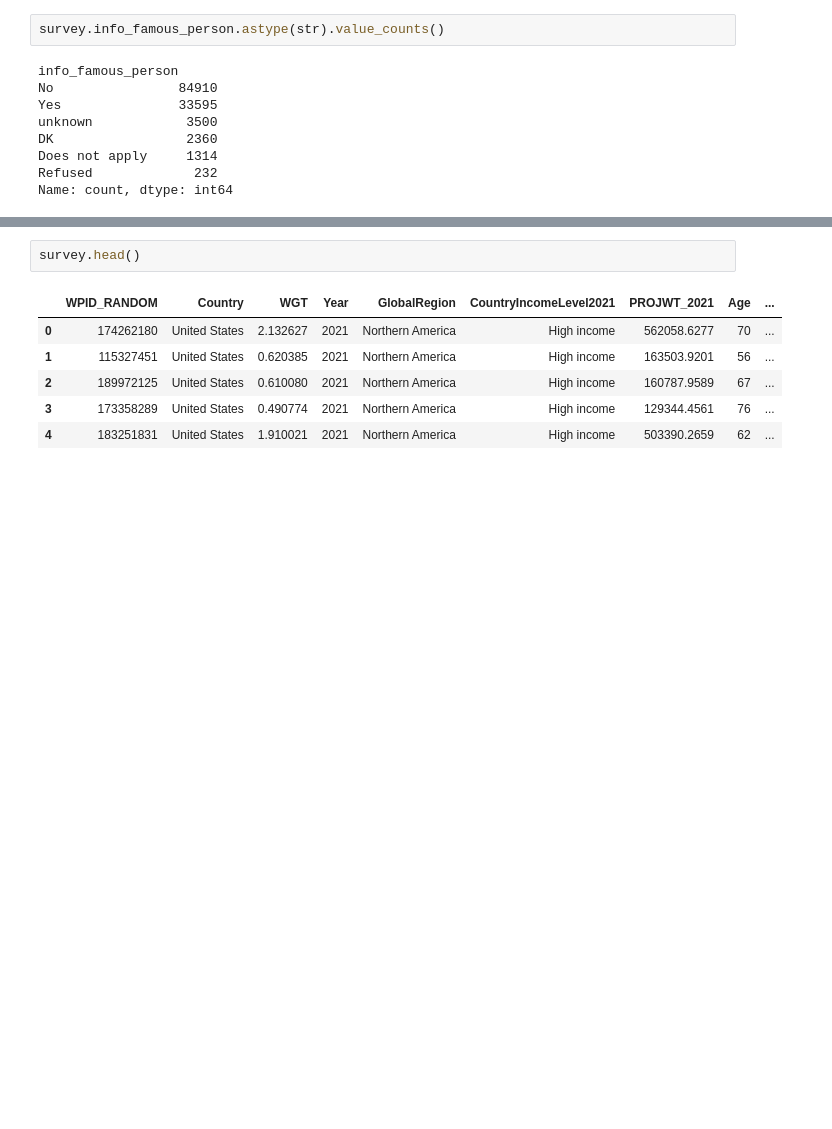
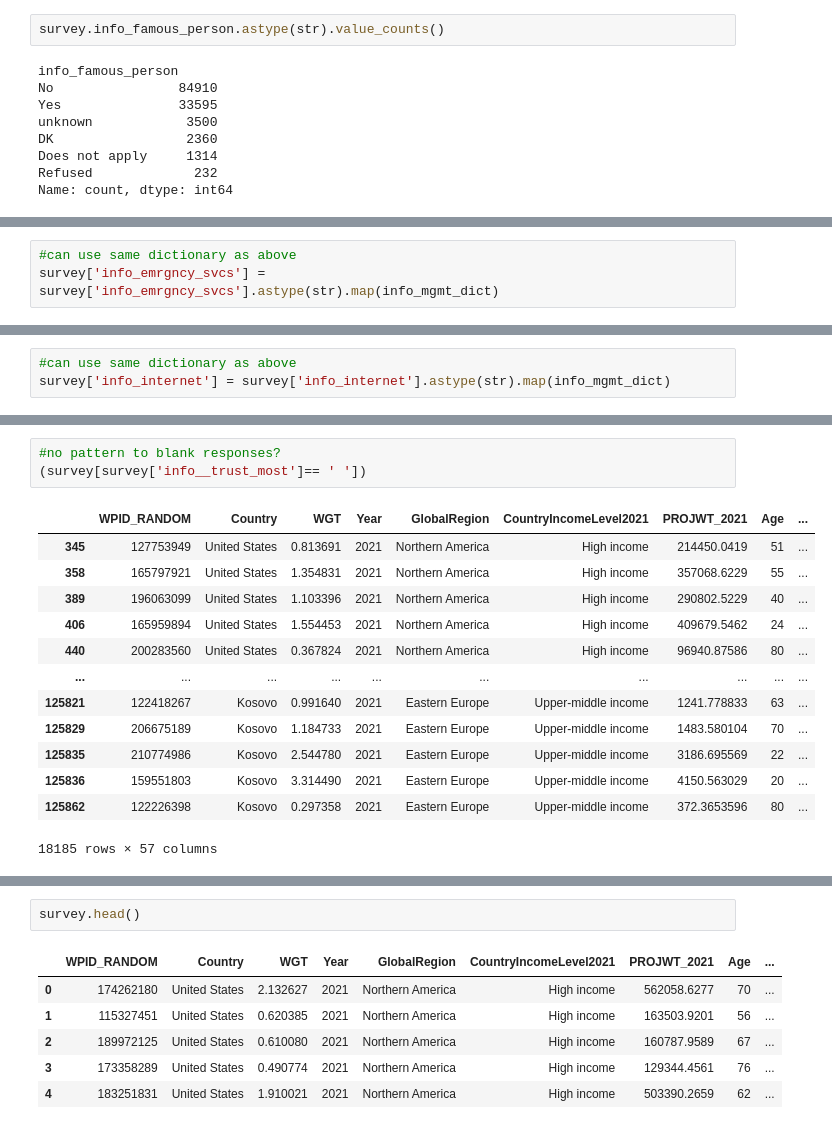
Before and after one commit to eemchadwick/natural_disasters, a Jupyter notebook: notebooks/natural disasters.ipynb, the cells around one changed output, grey strips where cells are left out. Saved outputs shown, nothing was run; the diff lists cells and outputs as text; blank space fills up the shorter version.

```diff
--- a/notebooks/natural disasters.ipynb
+++ b/notebooks/natural disasters.ipynb
@@ -1075,0 +1093,3 @@ Name: count, dtype: int64
+# %%
+#can use same dictionary as above
+survey['info_emrgncy_svcs'] = survey['info_emrgncy_svcs'].astype(str).map(info_mgmt_dict)
@@ -1075,0 +1124,3 @@ Name: count, dtype: int64
+# %%
+#can use same dictionary as above
+survey['info_internet'] = survey['info_internet'].astype(str).map(info_mgmt_dict)
@@ -1075,0 +1171,17 @@ Name: count, dtype: int64
+# %%
+#no pattern to blank responses?
+(survey[survey['info__trust_most']== ' '])
+# %% [output]
+|  | WPID_RANDOM | Country | WGT | Year | GlobalRegion | CountryIncomeLevel2021 | PROJWT_2021 | Age | ... |
+| 345 | 127753949 | United States | 0.813691 | 2021 | Northern America | High income | 214450.0419 | 51 | ... |
+| 358 | 165797921 | United States | 1.354831 | 2021 | Northern America | High income | 357068.6229 | 55 | ... |
+| 389 | 196063099 | United States | 1.103396 | 2021 | Northern America | High income | 290802.5229 | 40 | ... |
+| 406 | 165959894 | United States | 1.554453 | 2021 | Northern America | High income | 409679.5462 | 24 | ... |
+| 440 | 200283560 | United States | 0.367824 | 2021 | Northern America | High income | 96940.87586 | 80 | ... |
+| ... | ... | ... | ... | ... | ... | ... | ... | ... | ... |
+| 125821 | 122418267 | Kosovo | 0.991640 | 2021 | Eastern Europe | Upper-middle income | 1241.778833 | 63 | ... |
+| 125829 | 206675189 | Kosovo | 1.184733 | 2021 | Eastern Europe | Upper-middle income | 1483.580104 | 70 | ... |
+| 125835 | 210774986 | Kosovo | 2.544780 | 2021 | Eastern Europe | Upper-middle income | 3186.695569 | 22 | ... |
+| 125836 | 159551803 | Kosovo | 3.314490 | 2021 | Eastern Europe | Upper-middle income | 4150.563029 | 20 | ... |
+| 125862 | 122226398 | Kosovo | 0.297358 | 2021 | Eastern Europe | Upper-middle income | 372.3653596 | 80 | ... |
+18185 rows × 57 columns
```
Also changed, not shown: parts of 35 cells of this notebook, 1 other file.
